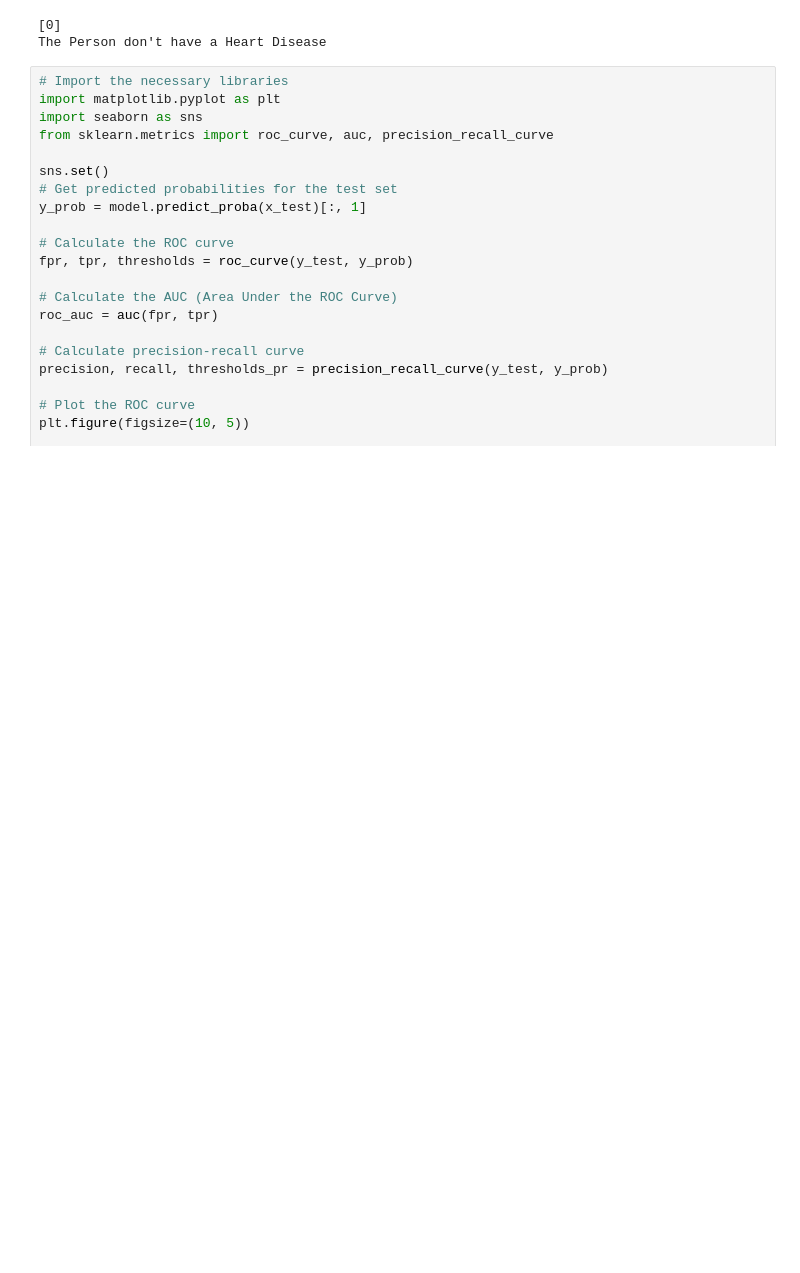
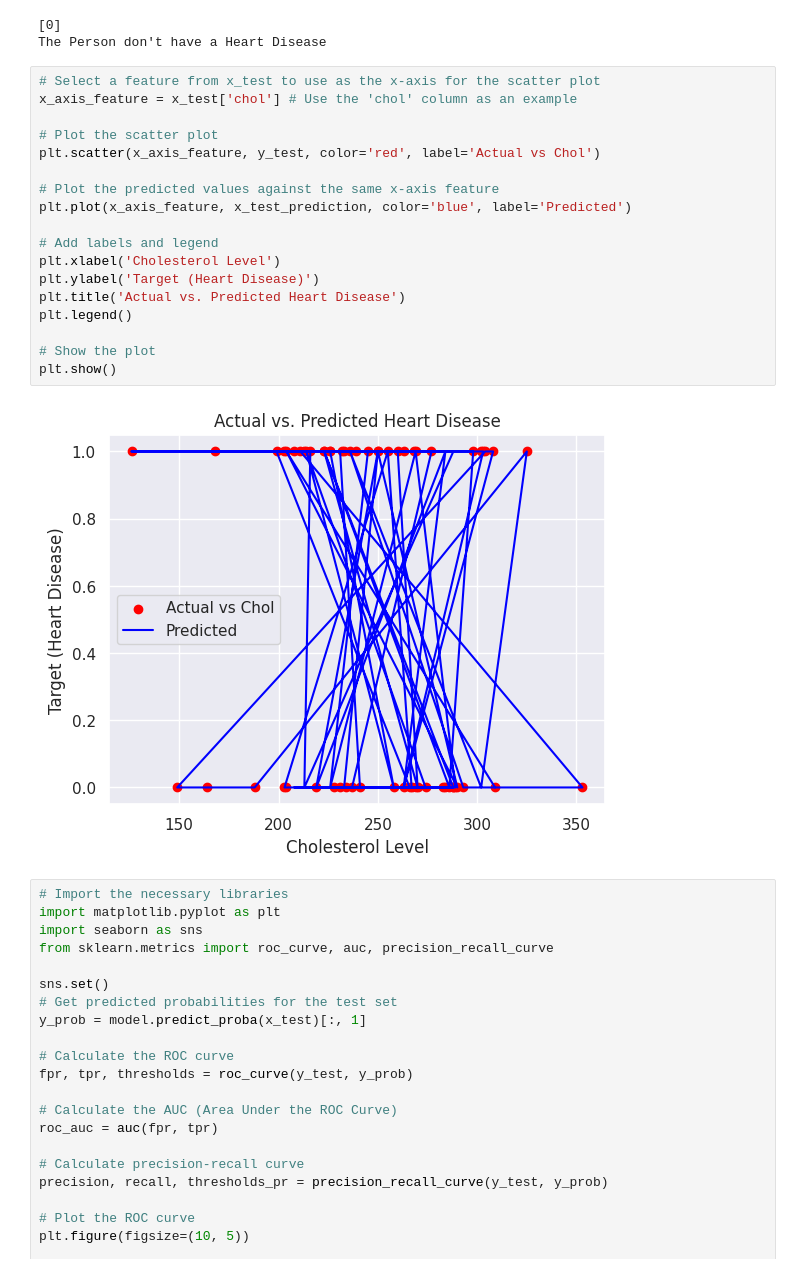
Before and after one commit to Nasar1418/Machine-Learning, a Jupyter notebook: Colab files-2/Project_4_Heart_Disease_Prediction.ipynb, the cells around one changed output. Cells and saved outputs as stored; diff of their text form; blank space fills up the shorter version.

```diff
--- a/Colab files-2/Project_4_Heart_Disease_Prediction.ipynb
+++ b/Colab files-2/Project_4_Heart_Disease_Prediction.ipynb
@@ -170,6 +172,26 @@ else:
 # %% [output]
 [0]
 The Person don't have a Heart Disease
+# %%
+# Select a feature from x_test to use as the x-axis for the scatter plot
+x_axis_feature = x_test['chol'] # Use the 'chol' column as an example
+
+# Plot the scatter plot
+plt.scatter(x_axis_feature, y_test, color='red', label='Actual vs Chol')
+
+# Plot the predicted values against the same x-axis feature
+plt.plot(x_axis_feature, x_test_prediction, color='blue', label='Predicted')
+
+# Add labels and legend
+plt.xlabel('Cholesterol Level')
+plt.ylabel('Target (Heart Disease)')
+plt.title('Actual vs. Predicted Heart Disease')
+plt.legend()
+
+# Show the plot
+plt.show()
+# %% [output]
+[figure, added]
 # %%
 # Import the necessary libraries
 import matplotlib.pyplot as plt
```
Also changed, not shown: parts of 2 cells of this notebook.
